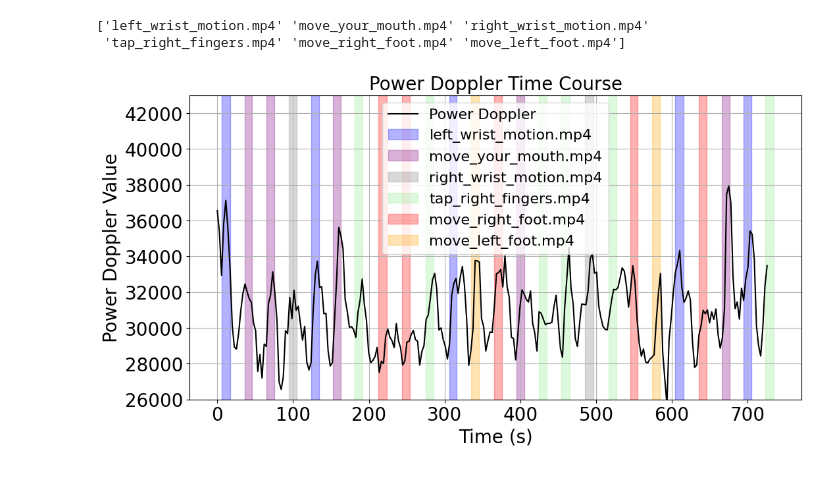
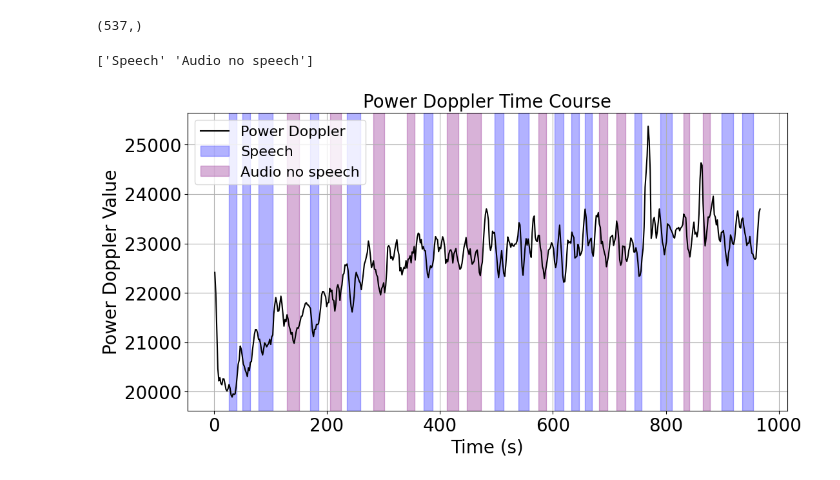
Before and after one commit to ClaireNastaskin/processing_fusi, a Jupyter notebook: Experiments/process_single_time_course_forest1.ipynb, the cells around one changed output. Drawn from its saved outputs; the diff is of its cells as text; code cells hidden in the pictures.

```diff
--- a/Experiments/process_single_time_course_forest1.ipynb
+++ b/Experiments/process_single_time_course_forest1.ipynb
@@ -8,13 +11,9 @@ import nibabel as nib
 # %%
 experiment_path = (
-    "/Users/clairenastaskin/data/2025-05-07/sub-Forest001_ses-20250507_task-movements_run-001/"
+    "/Users/clairenastaskin/data/2025-07-09/sub-Forest001_ses-20250709_task-audio_run-001/Claire_process/Claire_process_with_registration_regressed_with_motion/"
 )
-task_event_path = os.path.join(experiment_path, "task_events.csv")
-frame_times_path = os.path.join(experiment_path, "frame_times.npy")
 fusi_path = os.path.join(experiment_path, "fUSi_data_after_processing.nii.gz")
 
 
-task_events = pd.read_csv(task_event_path)
-frame_times = np.load(frame_times_path)
 fusi_data = nib.load(fusi_path)
 fusi_data = fusi_data.get_fdata()
@@ -48,0 +20,12 @@ print(task_events)
+# %%
+# ##############################################
+# # Extract Psychotria time_stamps #
+# ##############################################
+
+if os.path.exists(os.path.join(experiment_path, 'task_events.tsv')):
+    task_path = os.path.join(experiment_path, 'task_events.tsv')
+else:
+    task_path = glob(os.path.join(experiment_path, '*events.tsv'))[0]
+task_events = pd.read_csv(task_path, sep='\t')
+
+task_events
@@ -49,3 +50,30 @@ print(task_events)
+# %%
+#############################
+# Import Forest1 json info #
+############################
+
+
+Forest1_info_file = os.path.join(experiment_path, "*pwd.json")
+# Get the json file path using glob
+info_file_path = glob(Forest1_info_file)[0]
+
+# Read the json file
+with open(info_file_path, 'r') as f:
+    info = json.load(f)
+
+frame_times = info['VolumeTiming']
+frame_times = np.array(frame_times)
+# %%
+coords = (43,33,14)
+radius = 4
+timecourse = np.mean(fusi_data[coords[0]-radius:coords[0]+radius,coords[1]-radius:coords[1]+radius,coords[2]-radius:coords[2]+radius,:],axis=(0,1,2))
+np.save(
+    os.path.join(experiment_path, f"time_course_coord_{coords[0]}-{coords[1]}-{coords[2]}_radius{radius}.npy"),
+    timecourse
+)
+print(timecourse.shape)
+# %% [output]
+(537,)
 # %%
 power_doppler_time_course = pd.DataFrame(
     {
@@ -57,8 +85,7 @@ power_doppler_time_course = pd.DataFrame(
 task_list_type = task_events.trial_type.unique()
 print(task_list_type)
 # %% [output]
-['left_wrist_motion.mp4' 'move_your_mouth.mp4' 'right_wrist_motion.mp4'
- 'tap_right_fingers.mp4' 'move_right_foot.mp4' 'move_left_foot.mp4']
+['Speech' 'Audio no speech']
 # %%
 plt.figure(figsize=(12, 6))
 plt.plot(
@@ -76,32 +103,32 @@ for task_index in range(len(task_list_type)):
     task_events_timing = pd.DataFrame()
     task_events_timing["Event"] = ["start", "stop"] * len(
         task_events[task_events["trial_type"] == task]
     )
     task_events_timing["Timestamp"] = [
         onset
         for onset, duration in zip(
             task_events[task_events["trial_type"] == task]["onset"],
             task_events[task_events["trial_type"] == task]["duration"],
         )
         for _ in range(2)
     ]
     task_events_timing.loc[task_events_timing["Event"] == "stop", "Timestamp"] += (
         task_events[task_events["trial_type"] == task]["duration"].values.repeat(1)
     )
     task_events_timing = task_events_timing.sort_values("Timestamp").reset_index(drop=True)
     start_times = task_events_timing[task_events_timing["Event"] == "start"]["Timestamp"]
     stop_times = task_events_timing[task_events_timing["Event"] == "stop"]["Timestamp"]
     for start, stop in zip(start_times, stop_times):
         plt.axvspan(start, stop, color=task_colors[task_index], alpha=0.3, label=task if start == start_times.iloc[0] else "")
 
 plt.xlabel("Time (s)", fontsize=20)
 plt.ylabel("Power Doppler Value", fontsize=20)
 plt.title("Power Doppler Time Course", fontsize=20)
 plt.xticks(fontsize=20)
 plt.yticks(fontsize=20)
-plt.ylim(26000, 43000)
+# plt.ylim(17000, 22000)
 plt.grid(True)
 plt.legend(fontsize=16)
 plt.show()
 # %% [output]
-[figure, old version]
+[figure, new version]
```
Also changed, not shown: parts of 4 cells of this notebook, 22 other files.
